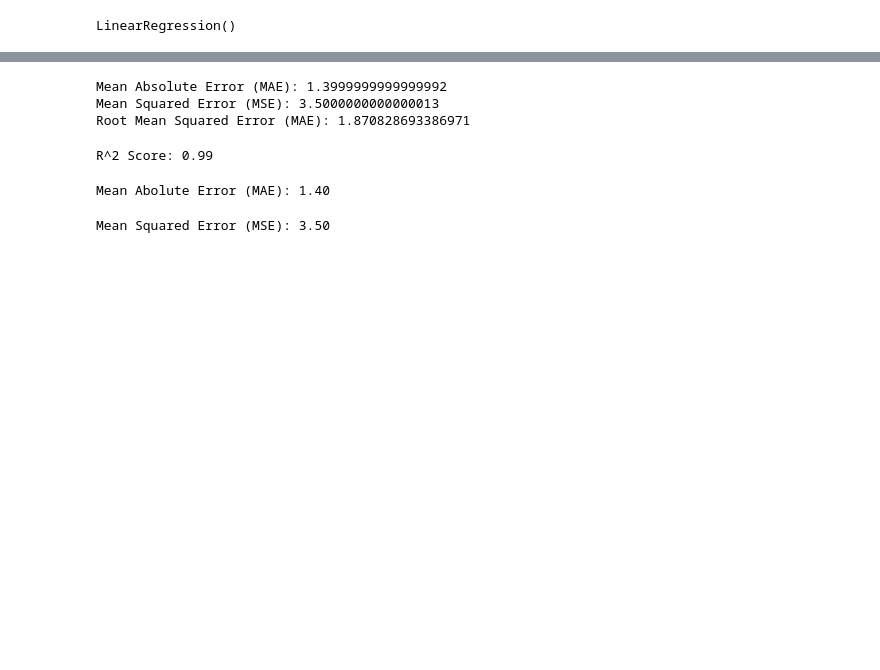
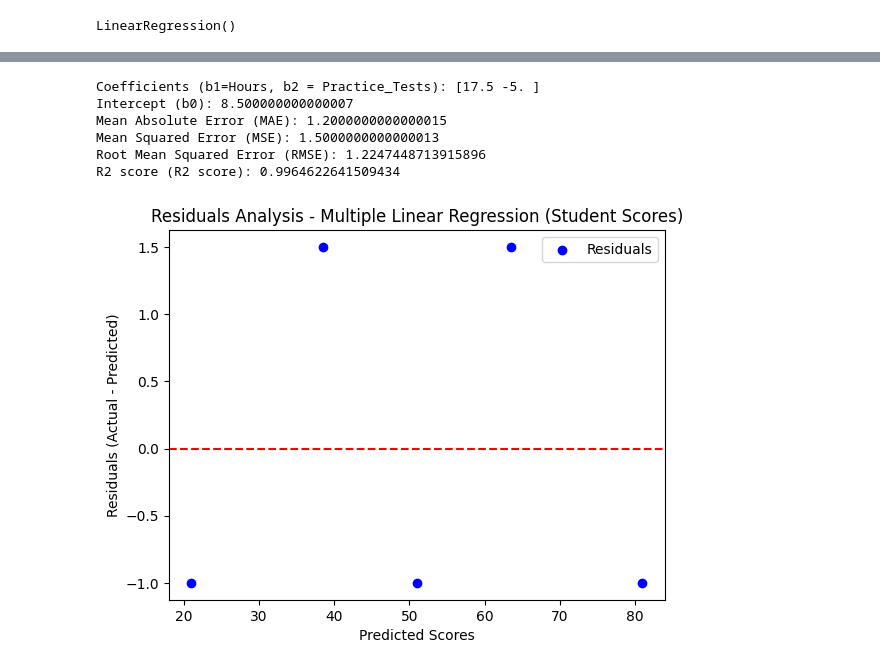
Before and after one commit to HarshKubade/ML_Lab, a Jupyter notebook: ML_9.ipynb, the cells around one changed output, grey strips where cells are left out. Saved outputs shown, nothing was run; the diff lists cells and outputs as text; code cells hidden in the pictures; blank space fills up the shorter version.

```diff
--- a/ML_9.ipynb
+++ b/ML_9.ipynb
@@ -8,5 +8,11 @@
 # %%
- X = np.array([[1],[2],[3],[4],[5]])
+ X = np.array([
+ [1,1],
+ [2,1],
+ [3,2],
+ [4,3],
+ [5,3]
+ ])
  y = np.array([20, 40, 50, 65, 80])
 # %%
  model = LinearRegression()
@@ -25,2 +24,4 @@ Text(0.5, 0, 'Hours Studied')
+# %%
+ residuals = y - y_pred
 # %%
  mae = mean_absolute_error(y, y_pred)
@@ -29,23 +31,24 @@ Text(0.5, 0, 'Hours Studied')
 # %%
- print("Mean Absolute Error (MAE):",mae)
- print("Mean Squared Error (MSE):",mse)
- print("Root Mean Squared Error (MAE):",rmse)
+ print("Coefficients (b1=Hours, b2 = Practice_Tests):", model.coef_)
+ print("Intercept (b0):", model.intercept_)
+ print("Mean Absolute Error (MAE):", mae)
+ print("Mean Squared Error (MSE):", mse)
+ print("Root Mean Squared Error (RMSE):", rmse)
+ print("R2 score (R2 score):",r2)
 # %% [output]
-Mean Absolute Error (MAE): 1.3999999999999992
-Mean Squared Error (MSE): 3.5000000000000013
-Root Mean Squared Error (MAE): 1.870828693386971
+Coefficients (b1=Hours, b2 = Practice_Tests): [17.5 -5. ]
+Intercept (b0): 8.500000000000007
+Mean Absolute Error (MAE): 1.2000000000000015
+Mean Squared Error (MSE): 1.5000000000000013
+Root Mean Squared Error (RMSE): 1.2247448713915896
+R2 score (R2 score): 0.9964622641509434
-# %%
- r2 = r2_score(y,y_pred)
- print(f"R^2 Score: {r2:.2f}")
-# %% [output]
-R^2 Score: 0.99
-# %%
- mae = mean_absolute_error(y,y_pred)
- print(f"Mean Abolute Error (MAE): {mae:.2f}")
-# %% [output]
-Mean Abolute Error (MAE): 1.40
-# %%
- mse = mean_squared_error(y,y_pred)
- print(f"Mean Squared Error (MSE): {mse:.2f}")
-# %% [output]
-Mean Squared Error (MSE): 3.50
+# %%
+ plt.scatter(y_pred, residuals, color='blue', label = "Residuals")
+ plt.axhline(y=0,color = 'red', linestyle="--")
+ plt.xlabel("Predicted Scores")
+ plt.ylabel("Residuals (Actual - Predicted)")
+ plt.title("Residuals Analysis - Multiple Linear Regression (Student Scores)")
+ plt.legend()
+ plt.show()
+# %% [output]
+[figure, added]
```
Also changed, not shown: parts of 3 cells of this notebook.
